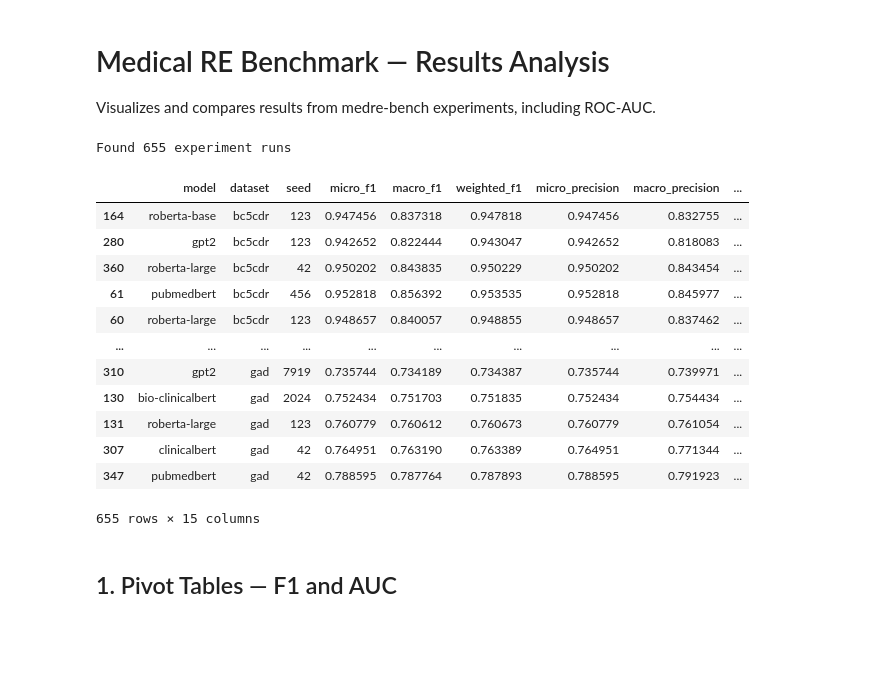
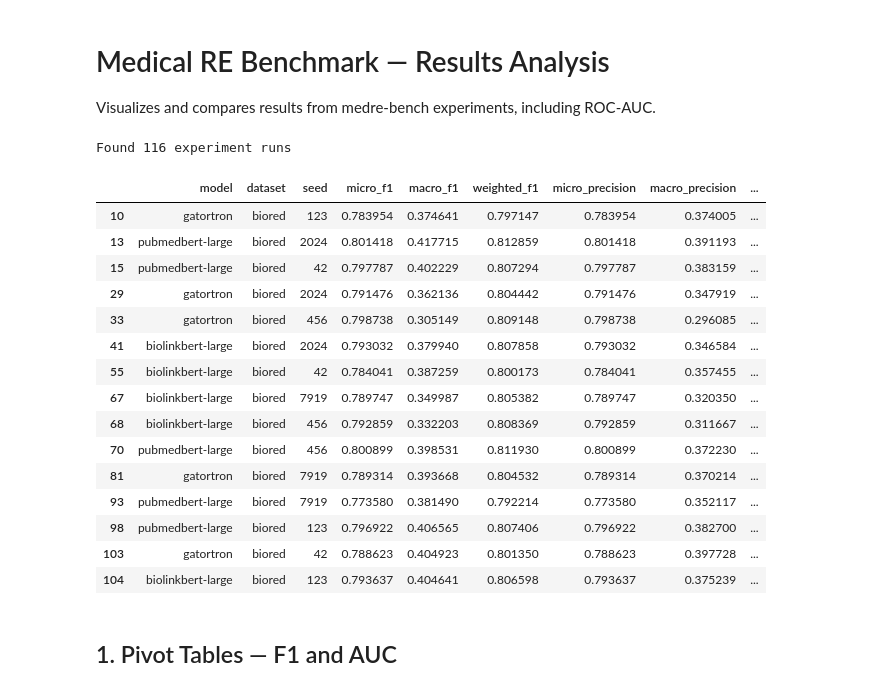
Before and after one commit to Basel-Alshaikhdeeb/medre-bench, a Jupyter notebook: notebooks/results_analysis.ipynb, the cells around one changed output. Saved outputs shown, nothing was run; the diff lists cells and outputs as text; code cells hidden in the pictures; blank space fills up the shorter version.

```diff
--- a/notebooks/results_analysis.ipynb
+++ b/notebooks/results_analysis.ipynb
@@ -14,7 +14,7 @@ import seaborn as sns
 sns.set_theme(style="whitegrid")
 
 # RESULTS_DIR = Path("../outputs")
-RESULTS_DIR = Path("/Users/basel.alshaikhdeeb/Documents/outputs2")
+RESULTS_DIR = Path("/Users/basel.alshaikhdeeb/Documents/outputs_binary")
 # %%
 def collect_results(results_dir: Path) -> pd.DataFrame:
     """Collect all metrics.json files into a DataFrame, including ROC-AUC + precision/recall."""
@@ -31,47 +31,53 @@ def collect_results(results_dir: Path) -> pd.DataFrame:
                     return eval_m[k]
             return None
 
         records.append({
             "model": config.get("model", "unknown"),
             "dataset": config.get("dataset", "unknown"),
             "seed": config.get("seed", 0),
             "micro_f1": pick("eval_micro_f1", "micro_f1"),
             "macro_f1": pick("eval_macro_f1", "macro_f1"),
             "weighted_f1": pick("eval_weighted_f1", "weighted_f1"),
             "micro_precision": pick("eval_micro_precision", "micro_precision"),
             "macro_precision": pick("eval_macro_precision", "macro_precision"),
             "micro_recall": pick("eval_micro_recall", "micro_recall"),
             "macro_recall": pick("eval_macro_recall", "macro_recall"),
             "accuracy": pick("eval_accuracy", "accuracy"),
             # Binary AUC
             "roc_auc": pick("eval_roc_auc", "roc_auc"),
             # Multi-class one-vs-rest
             "roc_auc_macro": pick("eval_roc_auc_macro", "roc_auc_macro"),
             "roc_auc_weighted": pick("eval_roc_auc_weighted", "roc_auc_weighted"),
         })
     df = pd.DataFrame(records)
     # Unify AUC into a single column for plotting (binary -> roc_auc, else macro)
     df["auc"] = df["roc_auc_macro"].combine_first(df["roc_auc"])
     return df
 
 df = collect_results(RESULTS_DIR)
 print(f"Found {len(df)} experiment runs")
-df.sort_values("dataset")
+# df.sort_values("dataset")
+
+bc = df.loc[df['dataset'] == 'biored']
+bc
 # %% [output]
-Found 655 experiment runs
+Found 116 experiment runs
 |  | model | dataset | seed | micro_f1 | macro_f1 | weighted_f1 | micro_precision | macro_precision | ... |
-| 164 | roberta-base | bc5cdr | 123 | 0.947456 | 0.837318 | 0.947818 | 0.947456 | 0.832755 | ... |
-| 280 | gpt2 | bc5cdr | 123 | 0.942652 | 0.822444 | 0.943047 | 0.942652 | 0.818083 | ... |
-| 360 | roberta-large | bc5cdr | 42 | 0.950202 | 0.843835 | 0.950229 | 0.950202 | 0.843454 | ... |
-| 61 | pubmedbert | bc5cdr | 456 | 0.952818 | 0.856392 | 0.953535 | 0.952818 | 0.845977 | ... |
-| 60 | roberta-large | bc5cdr | 123 | 0.948657 | 0.840057 | 0.948855 | 0.948657 | 0.837462 | ... |
-| ... | ... | ... | ... | ... | ... | ... | ... | ... | ... |
-| 310 | gpt2 | gad | 7919 | 0.735744 | 0.734189 | 0.734387 | 0.735744 | 0.739971 | ... |
-| 130 | bio-clinicalbert | gad | 2024 | 0.752434 | 0.751703 | 0.751835 | 0.752434 | 0.754434 | ... |
-| 131 | roberta-large | gad | 123 | 0.760779 | 0.760612 | 0.760673 | 0.760779 | 0.761054 | ... |
-| 307 | clinicalbert | gad | 42 | 0.764951 | 0.763190 | 0.763389 | 0.764951 | 0.771344 | ... |
-| 347 | pubmedbert | gad | 42 | 0.788595 | 0.787764 | 0.787893 | 0.788595 | 0.791923 | ... |
+| 10 | gatortron | biored | 123 | 0.783954 | 0.374641 | 0.797147 | 0.783954 | 0.374005 | ... |
+| 13 | pubmedbert-large | biored | 2024 | 0.801418 | 0.417715 | 0.812859 | 0.801418 | 0.391193 | ... |
+| 15 | pubmedbert-large | biored | 42 | 0.797787 | 0.402229 | 0.807294 | 0.797787 | 0.383159 | ... |
+| 29 | gatortron | biored | 2024 | 0.791476 | 0.362136 | 0.804442 | 0.791476 | 0.347919 | ... |
+| 33 | gatortron | biored | 456 | 0.798738 | 0.305149 | 0.809148 | 0.798738 | 0.296085 | ... |
+| 41 | biolinkbert-large | biored | 2024 | 0.793032 | 0.379940 | 0.807858 | 0.793032 | 0.346584 | ... |
+| 55 | biolinkbert-large | biored | 42 | 0.784041 | 0.387259 | 0.800173 | 0.784041 | 0.357455 | ... |
+| 67 | biolinkbert-large | biored | 7919 | 0.789747 | 0.349987 | 0.805382 | 0.789747 | 0.320350 | ... |
+| 68 | biolinkbert-large | biored | 456 | 0.792859 | 0.332203 | 0.808369 | 0.792859 | 0.311667 | ... |
+| 70 | pubmedbert-large | biored | 456 | 0.800899 | 0.398531 | 0.811930 | 0.800899 | 0.372230 | ... |
+| 81 | gatortron | biored | 7919 | 0.789314 | 0.393668 | 0.804532 | 0.789314 | 0.370214 | ... |
+| 93 | pubmedbert-large | biored | 7919 | 0.773580 | 0.381490 | 0.792214 | 0.773580 | 0.352117 | ... |
+| 98 | pubmedbert-large | biored | 123 | 0.796922 | 0.406565 | 0.807406 | 0.796922 | 0.382700 | ... |
+| 103 | gatortron | biored | 42 | 0.788623 | 0.404923 | 0.801350 | 0.788623 | 0.397728 | ... |
+| 104 | biolinkbert-large | biored | 123 | 0.793637 | 0.404641 | 0.806598 | 0.793637 | 0.375239 | ... |
-655 rows × 15 columns
 # %% [markdown]
 ## 1. Pivot Tables — F1 and AUC
 # %%
```
Also changed, not shown: parts of 6 cells of this notebook.
